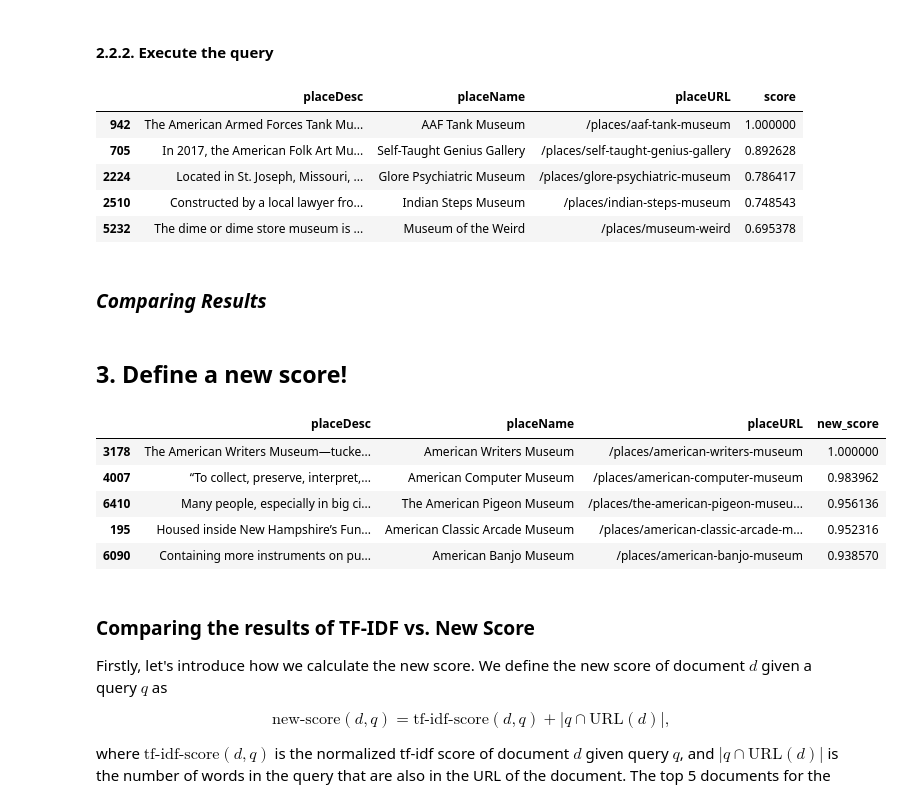
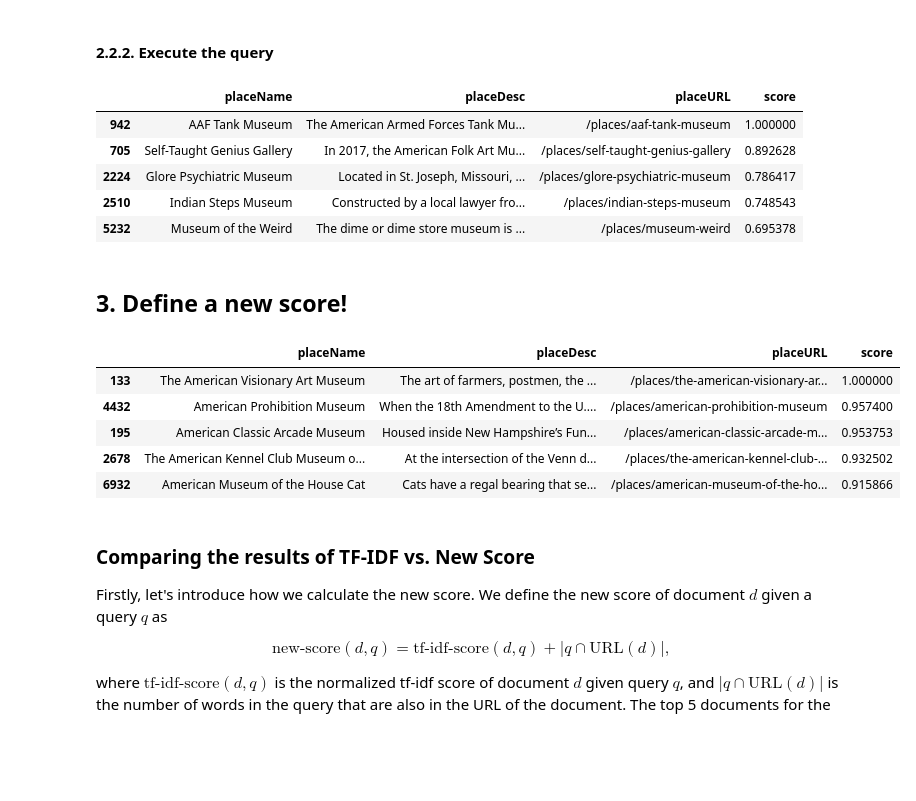
Before and after one commit to sosamandara/ADM-HW3_group30, a Jupyter notebook: main.ipynb, the cells around one changed output. Cells and saved outputs as stored; diff of their text form; code cells hidden in the pictures; blank space fills up the shorter version.

```diff
--- a/main.ipynb
+++ b/main.ipynb
@@ -310,41 +322,13 @@ def search_tfidf(q: str, k: int = 10):
 # %%
 q0 = 'American Museum yomama' # I added 'yomama' to test
-search_tfidf(q0).head()
+se = SearchEngine(df, inv_idx_tfidf, vocabulary, doc_len, q0)
+se.get_top_k(5)
 # %% [output]
-|  | placeDesc | placeName | placeURL | score |
-| 942 | The American Armed Forces Tank Mu... | AAF Tank Museum | /places/aaf-tank-museum | 1.000000 |
-| 705 | In 2017, the American Folk Art Mu... | Self-Taught Genius Gallery | /places/self-taught-genius-gallery | 0.892628 |
-| 2224 | Located in St. Joseph, Missouri, ... | Glore Psychiatric Museum | /places/glore-psychiatric-museum | 0.786417 |
-| 2510 | Constructed by a local lawyer fro... | Indian Steps Museum | /places/indian-steps-museum | 0.748543 |
-| 5232 | The dime or dime store museum is ... | Museum of the Weird | /places/museum-weird | 0.695378 |
+|  | placeName | placeDesc | placeURL | score |
+| 942 | AAF Tank Museum | The American Armed Forces Tank Mu... | /places/aaf-tank-museum | 1.000000 |
+| 705 | Self-Taught Genius Gallery | In 2017, the American Folk Art Mu... | /places/self-taught-genius-gallery | 0.892628 |
+| 2224 | Glore Psychiatric Museum | Located in St. Joseph, Missouri, ... | /places/glore-psychiatric-museum | 0.786417 |
+| 2510 | Indian Steps Museum | Constructed by a local lawyer fro... | /places/indian-steps-museum | 0.748543 |
+| 5232 | Museum of the Weird | The dime or dime store museum is ... | /places/museum-weird | 0.695378 |
-# %% [markdown]
-### *Comparing Results*
 # %% [markdown]
 ## 3. Define a new score!
-# %%
-def search_new_score(q: str, k: int = 10):
-    '''
-    q: query string
-    k: number of results to return
-    '''
-
-    filtered = search_tfidf(q, k=7200)
-
-    # Preprocess query
-    q = preprocessor.preprocess_str(q)
-
-    # Processed URL words
-    filtered['placeURLX'] = filtered['placeURL'].apply(lambda x: \
-         [scripts.wnl.lemmatize(y) for y in x.split('/')[-1].split('-')])
-
-    # New score
-    filtered['new_score'] = filtered['placeURLX'].apply(lambda x: len(set(q) & set(x))) + filtered['score']
-
-    # spread new_score values over [0, 1]
-    filtered['new_score'] = (filtered['new_score'] - min(filtered['new_score'])) / \
-        (max(filtered['new_score']) - min(filtered['new_score']))
-
-    # Drop unnecessary columns
-    filtered.drop(['placeURLX', 'score'], axis=1, inplace=True)
-
-    return filtered.sort_values(by='new_score', ascending=False).head(k)
@@ -351,14 +431,17 @@ def search_new_score(q: str, k: int = 10):
 # %%
 # Example query
 q0 = 'American Museum' # I added 'yomama' to test
-search_new_score(q0, k=5)
+
+# Create a new search engine
+nse = NewSearchEngine(df, inv_idx_tfidf, vocabulary, doc_len, q0)
+nse.search_new_score(5)
 # %% [output]
-|  | placeDesc | placeName | placeURL | new_score |
-| 3178 | The American Writers Museum—tucke... | American Writers Museum | /places/american-writers-museum | 1.000000 |
-| 4007 | “To collect, preserve, interpret,... | American Computer Museum | /places/american-computer-museum | 0.983962 |
-| 6410 | Many people, especially in big ci... | The American Pigeon Museum | /places/the-american-pigeon-museu... | 0.956136 |
-| 195 | Housed inside New Hampshire’s Fun... | American Classic Arcade Museum | /places/american-classic-arcade-m... | 0.952316 |
-| 6090 | Containing more instruments on pu... | American Banjo Museum | /places/american-banjo-museum | 0.938570 |
+|  | placeName | placeDesc | placeURL | score |
+| 133 | The American Visionary Art Museum | The art of farmers, postmen, the ... | /places/the-american-visionary-ar... | 1.000000 |
+| 4432 | American Prohibition Museum | When the 18th Amendment to the U.... | /places/american-prohibition-museum | 0.957400 |
+| 195 | American Classic Arcade Museum | Housed inside New Hampshire’s Fun... | /places/american-classic-arcade-m... | 0.953753 |
+| 2678 | The American Kennel Club Museum o... | At the intersection of the Venn d... | /places/the-american-kennel-club-... | 0.932502 |
+| 6932 | American Museum of the House Cat | Cats have a regal bearing that se... | /places/american-museum-of-the-ho... | 0.915866 |
 # %% [markdown]
 ### Comparing the results of TF-IDF vs. New Score
 Firstly, let's introduce how we calculate the new score. We define the new score of document $d$ given a query $q$ as
```
Also changed, not shown: parts of 31 cells of this notebook, 2 other files.
